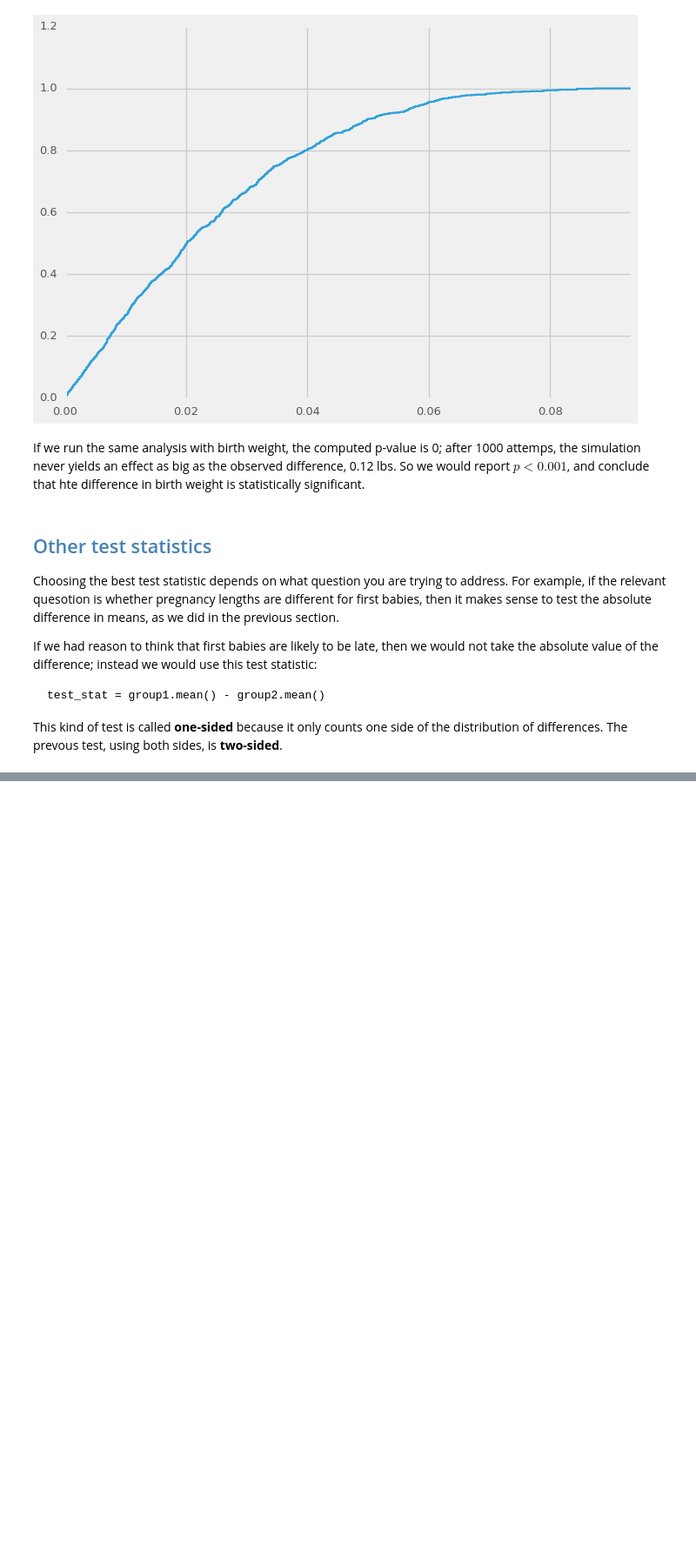
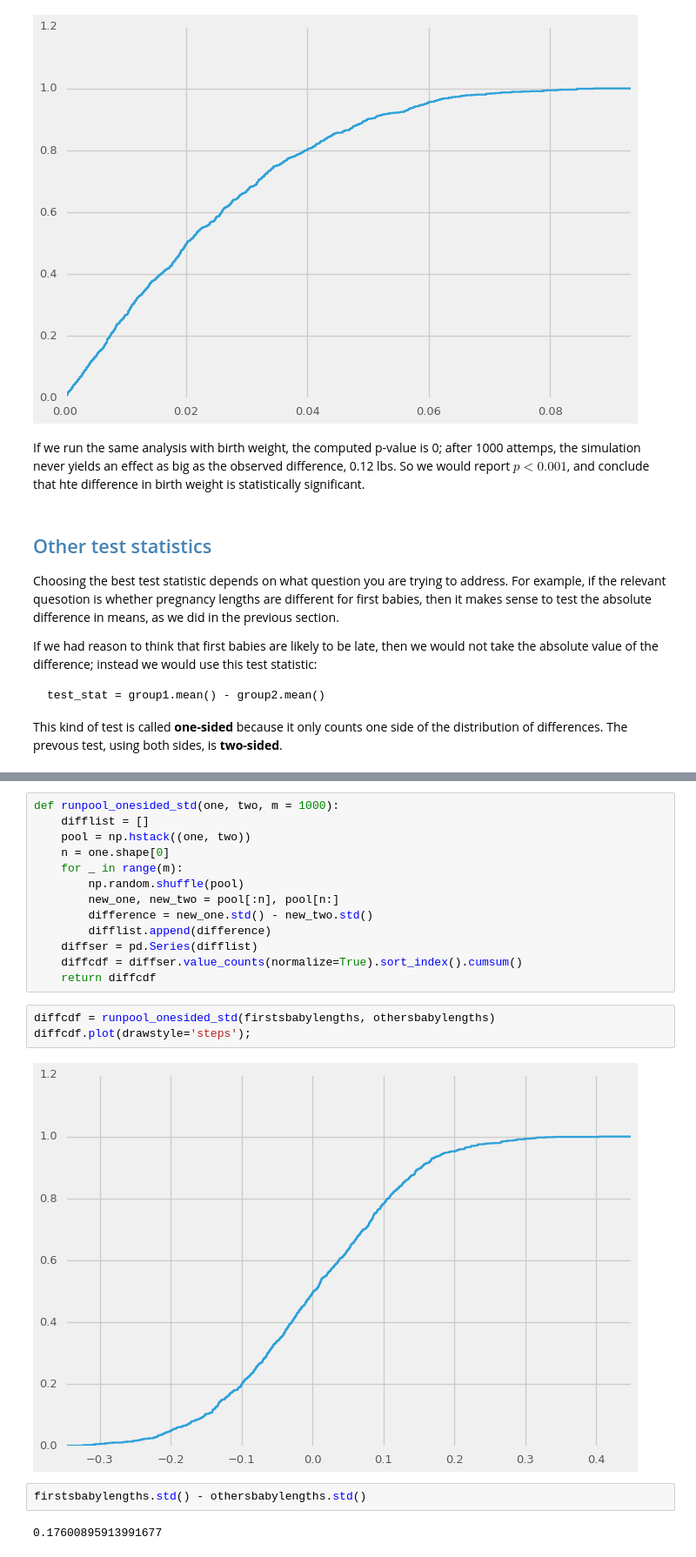
Before and after one commit to doolingdavid/ThinkStats2, a Jupyter notebook: code/thoroughnotes.ipynb, the cells around one changed output, grey strips where cells are left out. Shown at 87% size. Cells and saved outputs as stored; diff of their text form; blank space fills up the shorter version.

```diff
--- a/code/thoroughnotes.ipynb
+++ b/code/thoroughnotes.ipynb
@@ -592,0 +621,22 @@ This kind of test is called **one-sided** because it only counts one side of the
+# %%
+def runpool_onesided_std(one, two, m = 1000):
+    difflist = []
+    pool = np.hstack((one, two))
+    n = one.shape[0]
+    for _ in range(m):
+        np.random.shuffle(pool)
+        new_one, new_two = pool[:n], pool[n:]
+        difference = new_one.std() - new_two.std()
+        difflist.append(difference)
+    diffser = pd.Series(difflist)
+    diffcdf = diffser.value_counts(normalize=True).sort_index().cumsum()
+    return diffcdf
+# %%
+diffcdf = runpool_onesided_std(firstsbabylengths, othersbabylengths)
+diffcdf.plot(drawstyle='steps');
+# %% [output]
+[figure, added]
+# %%
+firstsbabylengths.std() - othersbabylengths.std()
+# %% [output]
+0.17600895913991677
```
Also changed, not shown: parts of 6 cells of this notebook.
